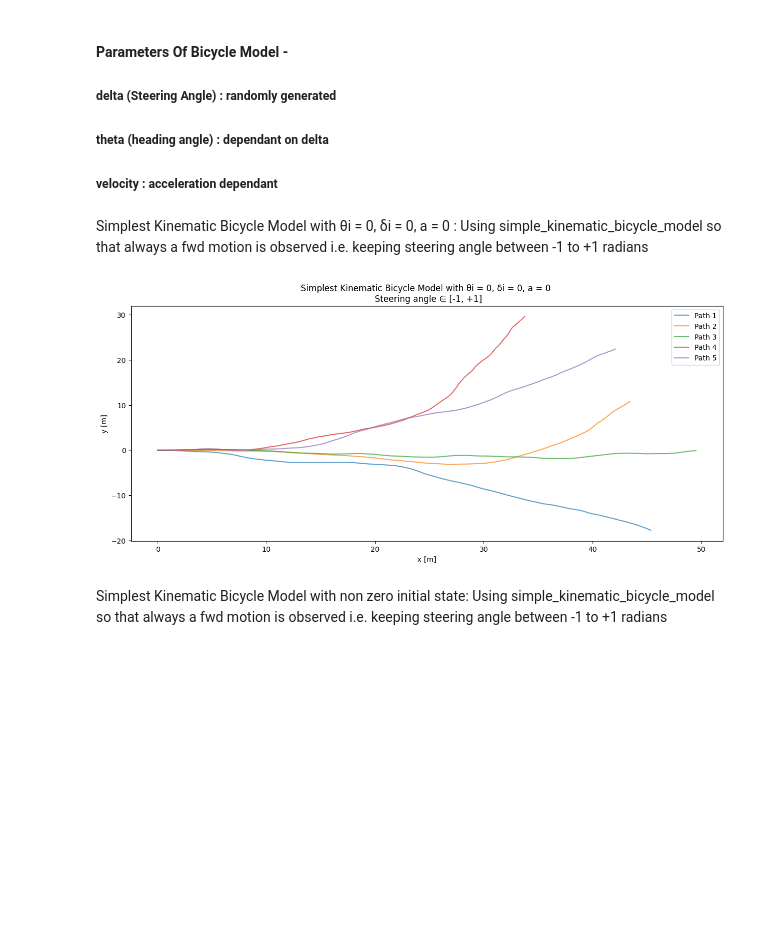
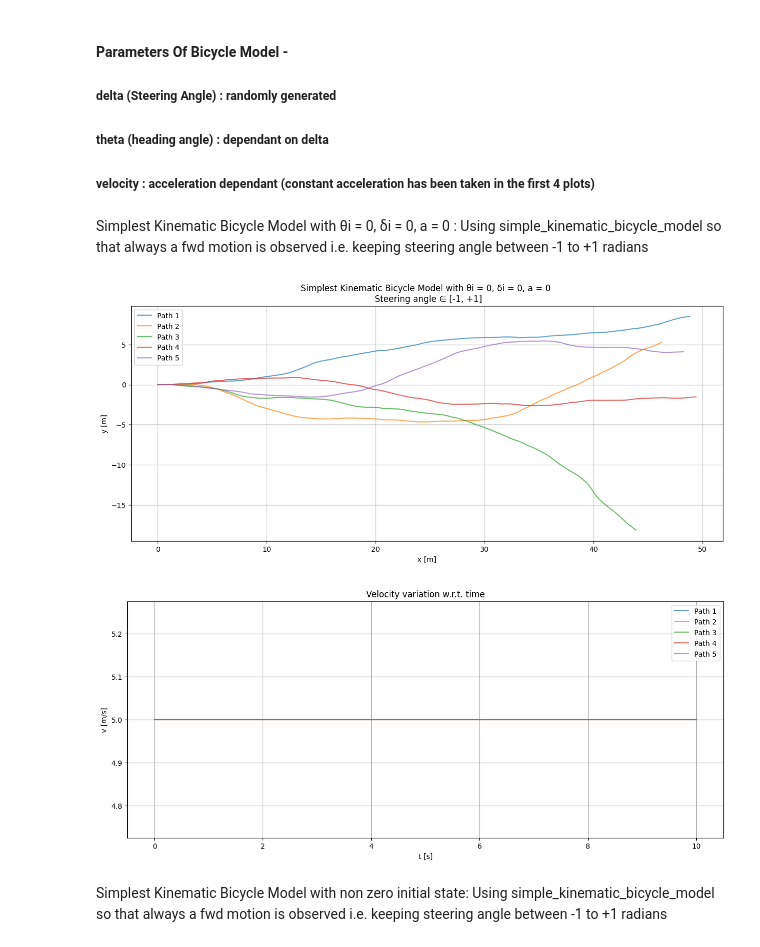
Before and after one commit to Aarya-Gupta/Autonomous-Driving-Systems, a Jupyter notebook: Week_01/Kinematic_Bicycle_Model.ipynb, the cells around one changed output. Cells and saved outputs as stored; diff of their text form; code cells hidden in the pictures; blank space fills up the shorter version.

Commit message:
Rename PROJECT_README.md to README.md Added velocity graph to interpret the changes in velocity

```diff
--- a/Week_01/Kinematic_Bicycle_Model.ipynb
+++ b/Week_01/Kinematic_Bicycle_Model.ipynb
@@ -2,7 +2,7 @@
 #### Parameters Of Bicycle Model -
 ##### delta (Steering Angle) : randomly generated
 ##### theta (heading angle) : dependant on delta
-##### velocity : acceleration dependant
+##### velocity : acceleration dependant (constant acceleration has been taken in the first 4 plots)
 # %%
 import numpy as np
 import matplotlib.pyplot as plt
@@ -21,7 +21,7 @@ def kinematic_bicycle_model(x, y, theta, v, delta, a, L, dt):
     y += v * np.sin(theta) * dt
     theta += (v / L) * np.tan(delta) * dt
     v += a * dt
-    return x, y, theta, v
+    return x, y, theta, v, a
 
 # Alternate function which includes the factor of slipping angle.
 # lr =  Distance from the rear end to the centre of the wheelbase.
@@ -33,7 +33,7 @@ def kinematic_bicycle_model_w_slip(x, y, theta, v, delta, a, L, lr, dt):
     y += v * np.sin(theta + beta) * dt
     theta += (v / L) * np.cos(beta) * np.tan(delta) * dt
     v += a * dt
-    return x, y, theta, v
+    return x, y, theta, v, a
 # %%
 def start_trajectory(v_init, theta_init = 0.0, a = 0.0, delta_init = 0.0, x_init = 0.0, y_init = 0.0, mode = "simple") :
     # Initial State
@@ -57,7 +57,7 @@ def start_trajectory(v_init, theta_init = 0.0, a = 0.0, delta_init = 0.0, x_init
     v_traj.append(v_init)
 
     for _ in t:
-        x, y, theta, v = kinematic_bicycle_model(x, y, theta, v, delta_init, a, L, dt)
+        x, y, theta, v, a = kinematic_bicycle_model(x, y, theta, v, delta_init, a, L, dt)
         # Modifying delta (steering angle)
         if (mode == "simple"):
             # Steering angle is such that the vehicle always move forward i.e. Steering angle ∈ [-1, +1] radian
@@ -66,6 +66,8 @@ def start_trajectory(v_init, theta_init = 0.0, a = 0.0, delta_init = 0.0, x_init
             # Only case other than "simple"
             # Steering angle can be in such a way which reverses the direction of the vehicle i.e. Steering angle ∈ [-π, +π]
             delta_init = np.pi * random.uniform(-1, 1)
+        # a = a * random.uniform(-1, 1)
+        # Comment out the above line if the effect of variable acceleration is to be neglected.
         x_traj.append(x)
         y_traj.append(y)
         theta_traj.append(theta)
@@ -77,7 +79,6 @@ def start_trajectory(v_init, theta_init = 0.0, a = 0.0, delta_init = 0.0, x_init
     #     print (theta_traj[i], end = " ")
     #     # print ("({}, {})".format(x_traj[i], y_traj[i]), end = " ")
     # print()
-
     return x_traj, y_traj, theta_init, given_delta, a, v_traj
 # %% [markdown]
 Simplest Kinematic Bicycle Model with θi = 0, δi = 0, a = 0 :
@@ -93,34 +94,53 @@ for i in range(5):
 # Create a DataFrame for plotting
 data = []
 for i, (x_traj, y_traj, theta_init, delta_init, a, v_traj) in enumerate(trajectories):
     for x, y, v in zip(x_traj, y_traj, v_traj):
         data.append({"x": x, "y": y, "v": v, "path": f"Path {i+1}"})
 df = pd.DataFrame(data)
 
 # Create the plot
 fig = px.line(df, x="x", y="y", color="path", custom_data=["v"], title="Simplest Kinematic Bicycle Model with θi = 0, δi = 0, a = 0 <br>Steering angle ∈ [-1, +1] radian", render_mode="svg")
 # Add hover functionality
 fig.update_traces(mode="markers+lines", hovertemplate="<br>".join([
     "v: %{customdata[0]:.2f}",
     "x: %{x:.2f}",
     "y: %{y:.2f}"
 ]))
 fig.update_layout(height=600,width=1130)
 fig.show()
 
 # Using plt :
 plt.figure(figsize=(15, 6))
 for i, (x_traj, y_traj, θi, δi, a, v_traj) in enumerate(trajectories):
     # Model built such that a remains same inside; can be randomised by using a random statement.
     # print(x_traj,"\n", y_traj)
     plt.plot(x_traj, y_traj, label=f"Path {i+1}", alpha = 0.7)
 plt.xlabel("x [m]")
 plt.ylabel("y [m]")
+plt.grid("True")
 plt.title("Simplest Kinematic Bicycle Model with θi = 0, δi = 0, a = 0 \n Steering angle ∈ [-1, +1]")
 plt.legend()
 plt.show()
+
+# Using plt to show the velocity variation w.r.t. time :
+dt = 0.1  # Time step
+t_end = 10  # 10 seconds
+t = np.arange(0, t_end + dt, dt)
+
+plt.figure(figsize=(15, 6))
+for i, (x_traj, y_traj, θi, δi, a, v_traj) in enumerate(trajectories):
+    # Model built such that a remains same inside; can be randomised by using a random statement.
+    # print(x_traj,"\n", y_traj)
+    plt.plot(t, v_traj, label=f"Path {i+1}", alpha = 0.7)
+plt.ylabel("v [m/s]")
+plt.xlabel("t [s]")
+plt.grid("True")
+plt.title("Velocity variation w.r.t. time")
+plt.legend()
+plt.show()
 # %% [output]
-[figure, old version]
+[figure, new version]
+[figure, added]
 # %% [markdown]
 Simplest Kinematic Bicycle Model with non zero initial state:
 Using simple_kinematic_bicycle_model so that always a fwd motion is observed i.e. keeping steering angle between -1 to +1 radians
```
Also changed, not shown: parts of 3 cells of this notebook, 2 other files.
